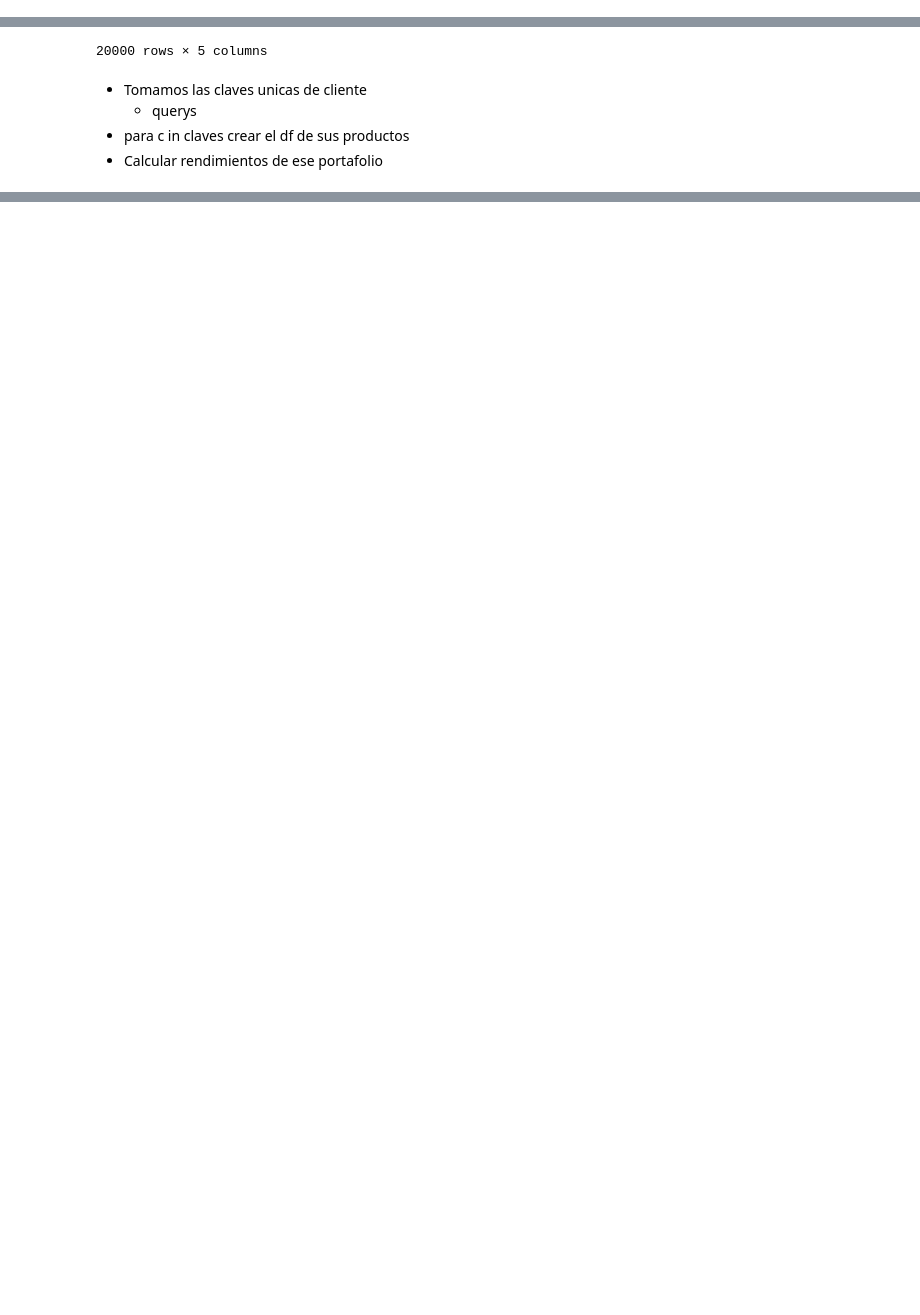
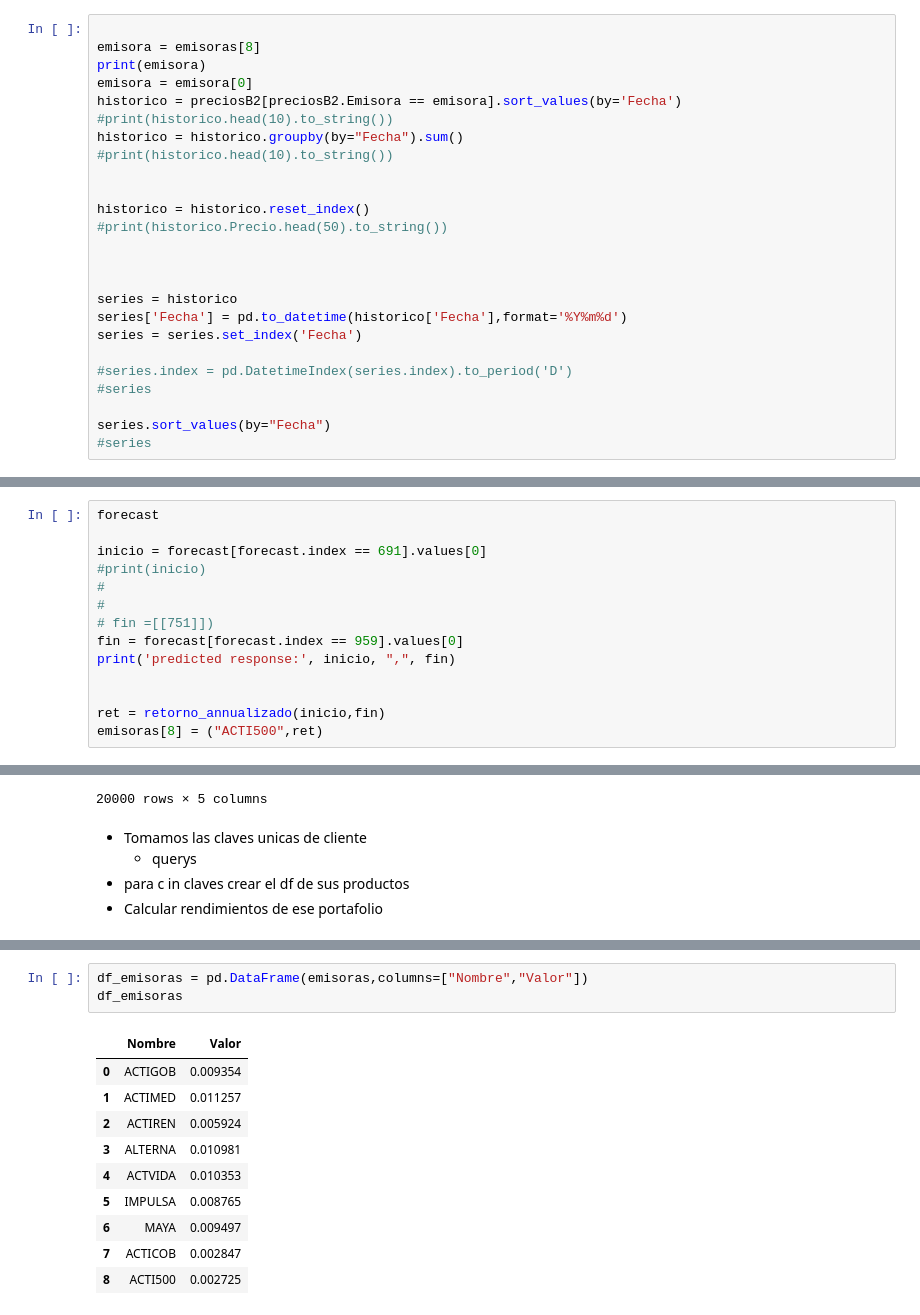
Before and after one commit to UlmoMacias/proyecto1704, a Jupyter notebook: main.ipynb, the cells around one changed output, grey strips where cells are left out. Cells and saved outputs as stored; diff of their text form; blank space fills up the shorter version.

```diff
--- a/main.ipynb
+++ b/main.ipynb
@@ -502,0 +471,25 @@ train
+# %%
+
+emisora = emisoras[8]
+print(emisora)
+emisora = emisora[0]
+historico = preciosB2[preciosB2.Emisora == emisora].sort_values(by='Fecha')
+#print(historico.head(10).to_string())
+historico = historico.groupby(by="Fecha").sum()
+#print(historico.head(10).to_string())
+
+
+historico = historico.reset_index()
+#print(historico.Precio.head(50).to_string())
+
+
+
+series = historico
+series['Fecha'] = pd.to_datetime(historico['Fecha'],format='%Y%m%d')
+series = series.set_index('Fecha')
+
+#series.index = pd.DatetimeIndex(series.index).to_period('D')
+#series
+
+series.sort_values(by="Fecha")
+#series
@@ -502,0 +564,14 @@ train
+# %%
+forecast
+
+inicio = forecast[forecast.index == 691].values[0]
+#print(inicio)
+#
+#
+# fin =[[751]])
+fin = forecast[forecast.index == 959].values[0]
+print('predicted response:', inicio, ",", fin)
+
+
+ret = retorno_annualizado(inicio,fin)
+emisoras[8] = ("ACTI500",ret)
@@ -570,0 +672,14 @@ for i in range(3,4):
+# %%
+df_emisoras = pd.DataFrame(emisoras,columns=["Nombre","Valor"])
+df_emisoras
+# %% [output]
+|  | Nombre | Valor |
+| 0 | ACTIGOB | 0.009354 |
+| 1 | ACTIMED | 0.011257 |
+| 2 | ACTIREN | 0.005924 |
+| 3 | ALTERNA | 0.010981 |
+| 4 | ACTVIDA | 0.010353 |
+| 5 | IMPULSA | 0.008765 |
+| 6 | MAYA | 0.009497 |
+| 7 | ACTICOB | 0.002847 |
+| 8 | ACTI500 | 0.002725 |
```
Also changed, not shown: parts of 24 cells of this notebook.
